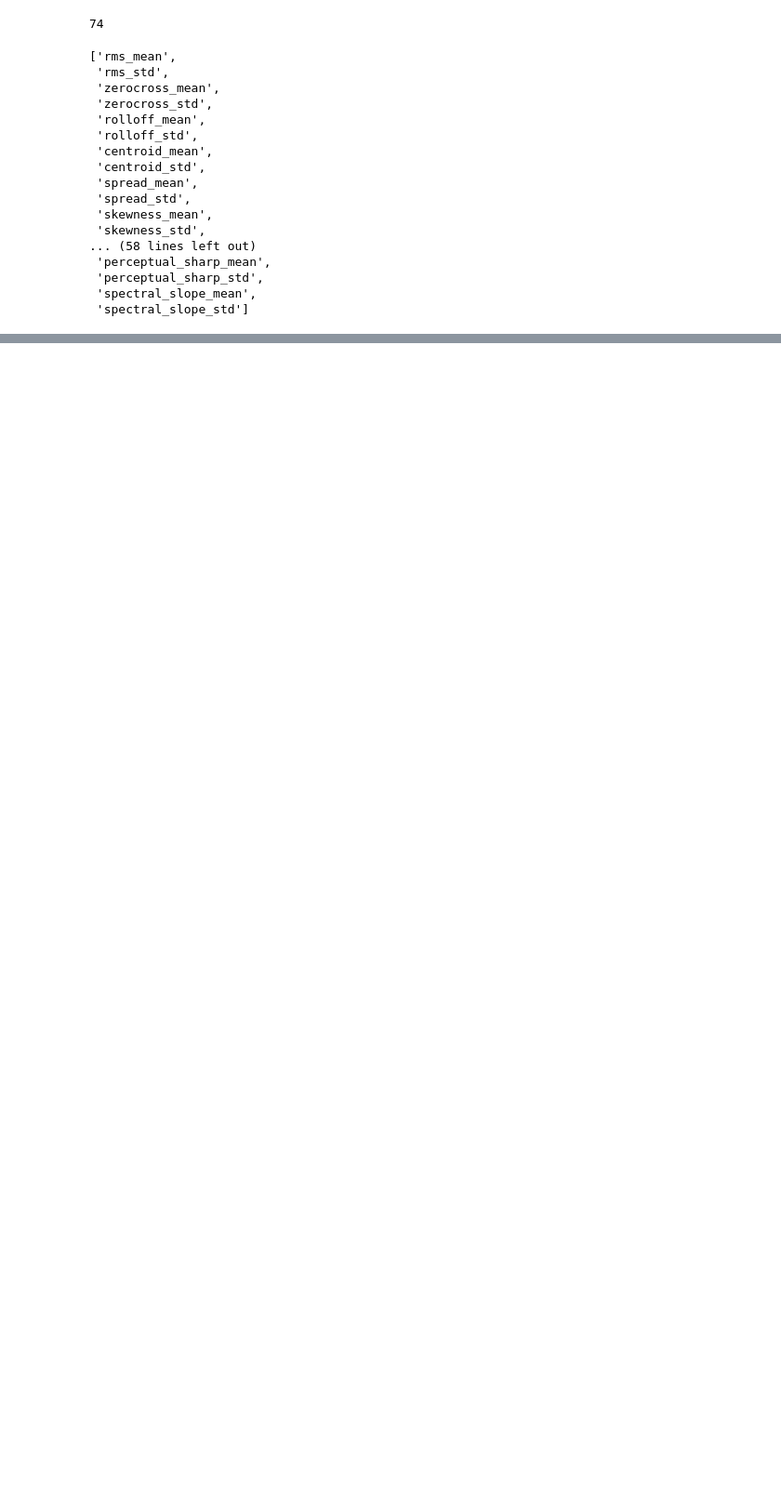
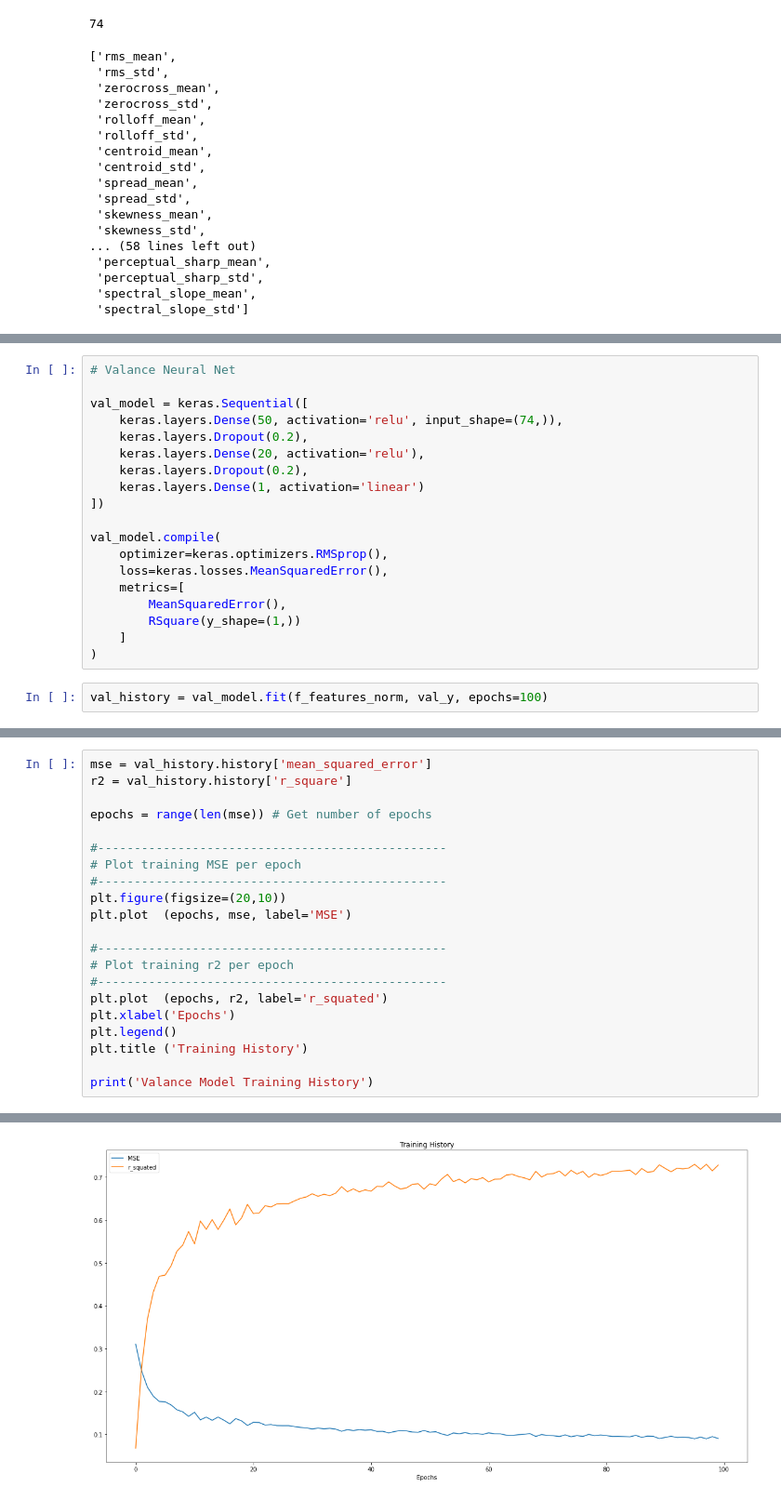
Before and after one commit to TheKangChen/soundscape-emotion-recognition-models, a Jupyter notebook: model_training.ipynb, the cells around one changed output, grey strips where cells are left out. Shown: that part at 93% size. Drawn from its saved outputs; the diff is of its cells as text; blank space fills up the shorter version.

```diff
--- a/model_training.ipynb
+++ b/model_training.ipynb
@@ -636,0 +230,21 @@ Epoch 100/100
+# %%
+# Valance Neural Net
+
+val_model = keras.Sequential([
+    keras.layers.Dense(50, activation='relu', input_shape=(74,)),
+    keras.layers.Dropout(0.2),
+    keras.layers.Dense(20, activation='relu'),
+    keras.layers.Dropout(0.2),
+    keras.layers.Dense(1, activation='linear')
+])
+
+val_model.compile(
+    optimizer=keras.optimizers.RMSprop(),
+    loss=keras.losses.MeanSquaredError(),
+    metrics=[
+        MeanSquaredError(),
+        RSquare(y_shape=(1,))
+    ]
+)
+# %%
+val_history = val_model.fit(f_features_norm, val_y, epochs=100)
@@ -636,0 +269,22 @@ Epoch 100/100
+# %%
+mse = val_history.history['mean_squared_error']
+r2 = val_history.history['r_square']
+
+epochs = range(len(mse)) # Get number of epochs
+
+#------------------------------------------------
+# Plot training MSE per epoch
+#------------------------------------------------
+plt.figure(figsize=(20,10))
+plt.plot  (epochs, mse, label='MSE')
+
+#------------------------------------------------
+# Plot training r2 per epoch
+#------------------------------------------------
+plt.plot  (epochs, r2, label='r_squated')
+plt.xlabel('Epochs')
+plt.legend()
+plt.title ('Training History')
+
+print('Valance Model Training History')
+# %% [output]
@@ -636,0 +292 @@ Epoch 100/100
+[figure, added]
```
Also changed, not shown: parts of 45 cells of this notebook, 4 other files.
